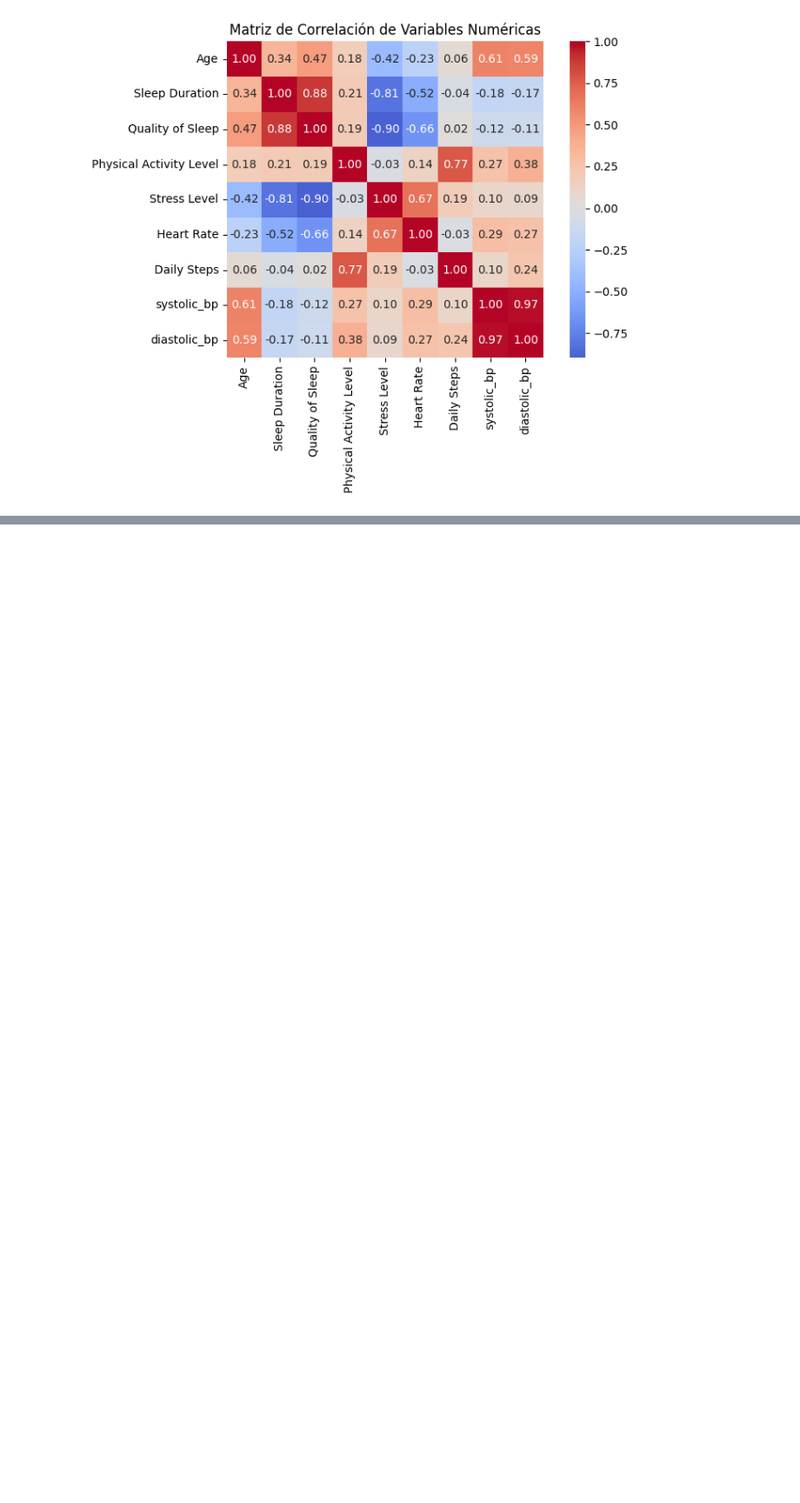
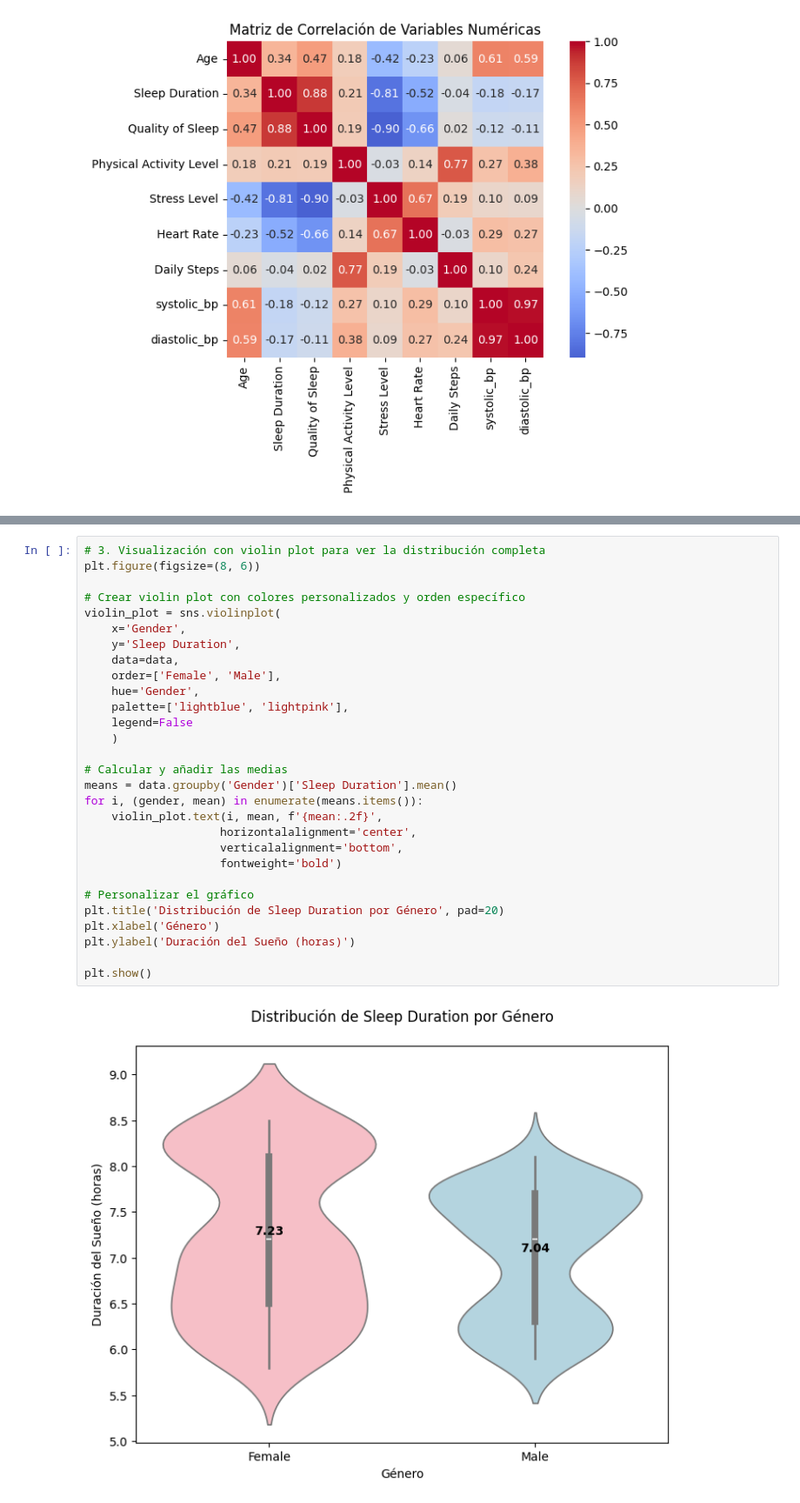
Before and after one commit to morabdiego/kaggle_datasets, a Jupyter notebook: sleep_dataset.ipynb, the cells around one changed output, grey strips where cells are left out. Shown at 87% size. Saved outputs shown, nothing was run; the diff lists cells and outputs as text; blank space fills up the shorter version.

```diff
--- a/sleep_dataset.ipynb
+++ b/sleep_dataset.ipynb
@@ -186,0 +243,31 @@ plt.show()
+# %%
+# 3. Visualización con violin plot para ver la distribución completa
+plt.figure(figsize=(8, 6))
+
+# Crear violin plot con colores personalizados y orden específico
+violin_plot = sns.violinplot(
+    x='Gender',
+    y='Sleep Duration',
+    data=data,
+    order=['Female', 'Male'],
+    hue='Gender',
+    palette=['lightblue', 'lightpink'],
+    legend=False
+    )
+
+# Calcular y añadir las medias
+means = data.groupby('Gender')['Sleep Duration'].mean()
+for i, (gender, mean) in enumerate(means.items()):
+    violin_plot.text(i, mean, f'{mean:.2f}',
+                    horizontalalignment='center',
+                    verticalalignment='bottom',
+                    fontweight='bold')
+
+# Personalizar el gráfico
+plt.title('Distribución de Sleep Duration por Género', pad=20)
+plt.xlabel('Género')
+plt.ylabel('Duración del Sueño (horas)')
+
+plt.show()
+# %% [output]
+[figure, added]
```
Also changed, not shown: parts of 17 cells of this notebook, 1 other file.
